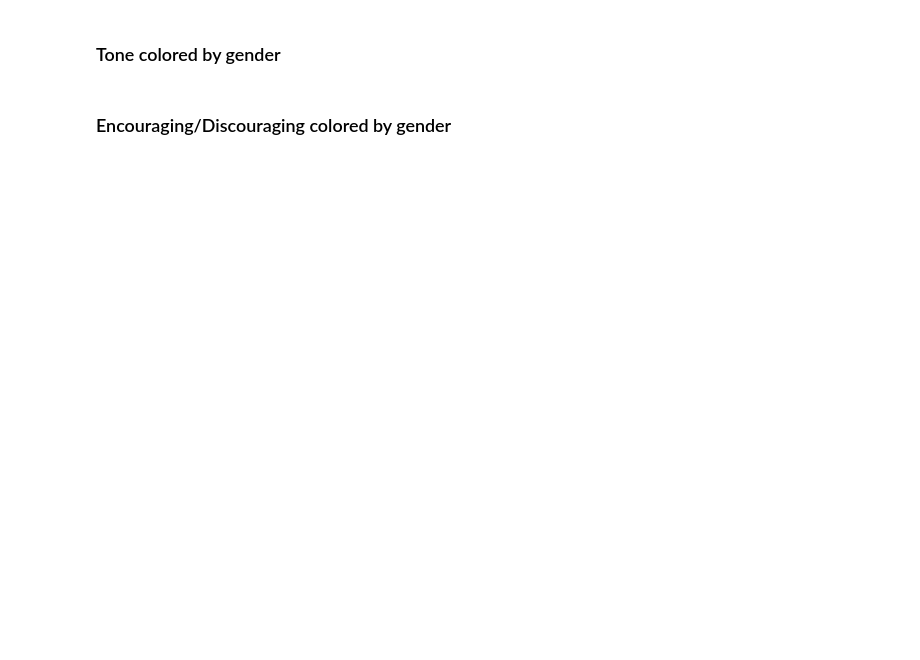
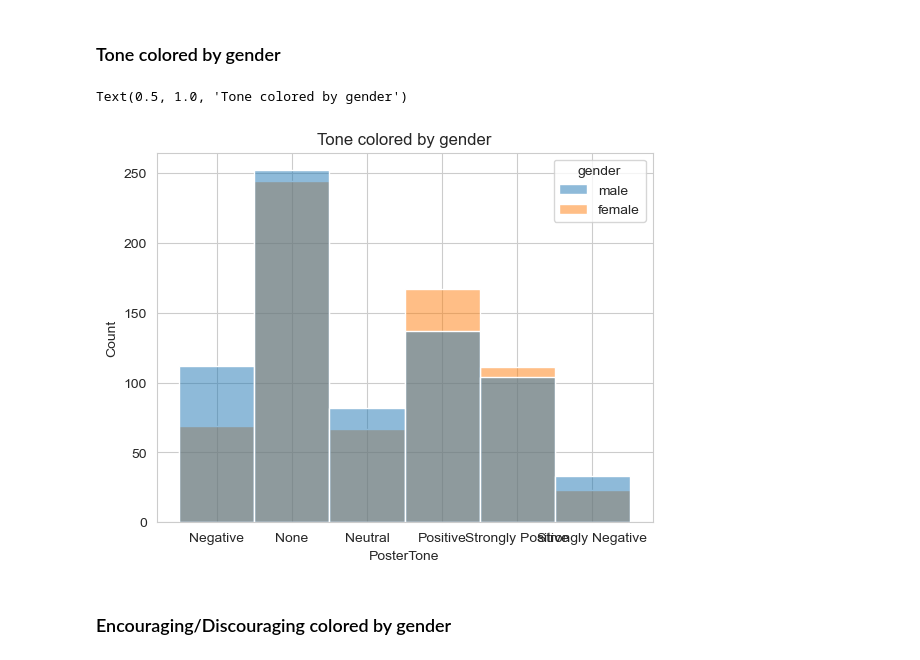
Before and after one commit to Lois-Wong/CSS-HW2, a Jupyter notebook: problem3.ipynb, the cells around one changed output. Drawn from its saved outputs; the diff is of its cells as text; code cells hidden in the pictures; blank space fills up the shorter version.

```diff
--- a/problem3.ipynb
+++ b/problem3.ipynb
@@ -100,8 +106,13 @@ fig.show()
 # %% [markdown]
 ### Tone colored by gender
 # %%
-fig = px.histogram(agg, x = 'PosterTone', color = 'gender')
-fig.show()
+#fig = px.histogram(agg, x = 'PosterTone', color = 'gender')
+#fig.show()
+
+sns.histplot(data = agg, x = 'PosterTone', hue = 'gender').set_title("Tone colored by gender")
+# %% [output]
+Text(0.5, 1.0, 'Tone colored by gender')
+[figure, added]
 # %% [markdown]
 ### Encouraging/Discouraging colored by gender
 # %%
```
Also changed, not shown: parts of 20 cells of this notebook.
